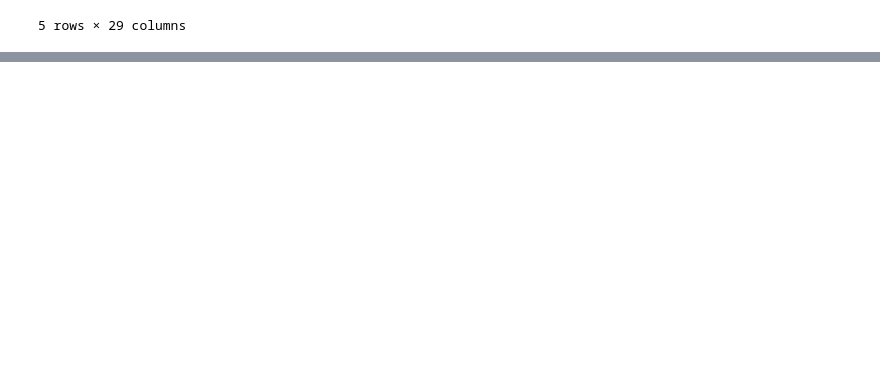
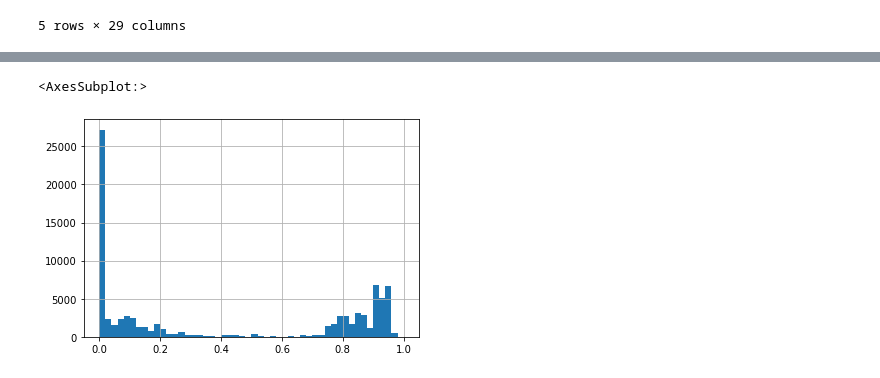
Before and after one commit to constantin1101/LLM_CreditorRRPrediction, a Jupyter notebook: dealer_analysis.ipynb, the cells around one changed output, grey strips where cells are left out. Cells and saved outputs as stored; diff of their text form; code cells hidden in the pictures; blank space fills up the shorter version.

```diff
--- a/dealer_analysis.ipynb
+++ b/dealer_analysis.ipynb
@@ -375,3 +471,20 @@ plt.xlabel('Impact')
 plt.ylabel('Features')
 plt.title('Features Impact on Recovery Rate')
 plt.show()
+# %%
+'''Primary Dealer Classification'''
+'''Is the probability of being a primary dealer related to earnings call features?'''
+
+# percentage of trades per CUSIP that are primary dealer trades
+dealer_df['count_primary_dealer'] = dealer_df.groupby('CUSIP')['PrimaryDealer'].transform('sum')
+dealer_df['count_total'] = dealer_df.groupby('CUSIP')['PrimaryDealer'].transform('count')
+dealer_df['percentage_primary_dealer'] = dealer_df['count_primary_dealer'] / dealer_df['count_total']
+
+# drop the count columns
+dealer_df.drop(columns=['count_primary_dealer', 'count_total'], inplace=True)
+# %%
+# show distribution of the new feature
+dealer_df['percentage_primary_dealer'].hist(bins=50)
+# %% [output]
+<AxesSubplot:>
+[figure, added]
```
Also changed, not shown: parts of 14 cells of this notebook.
